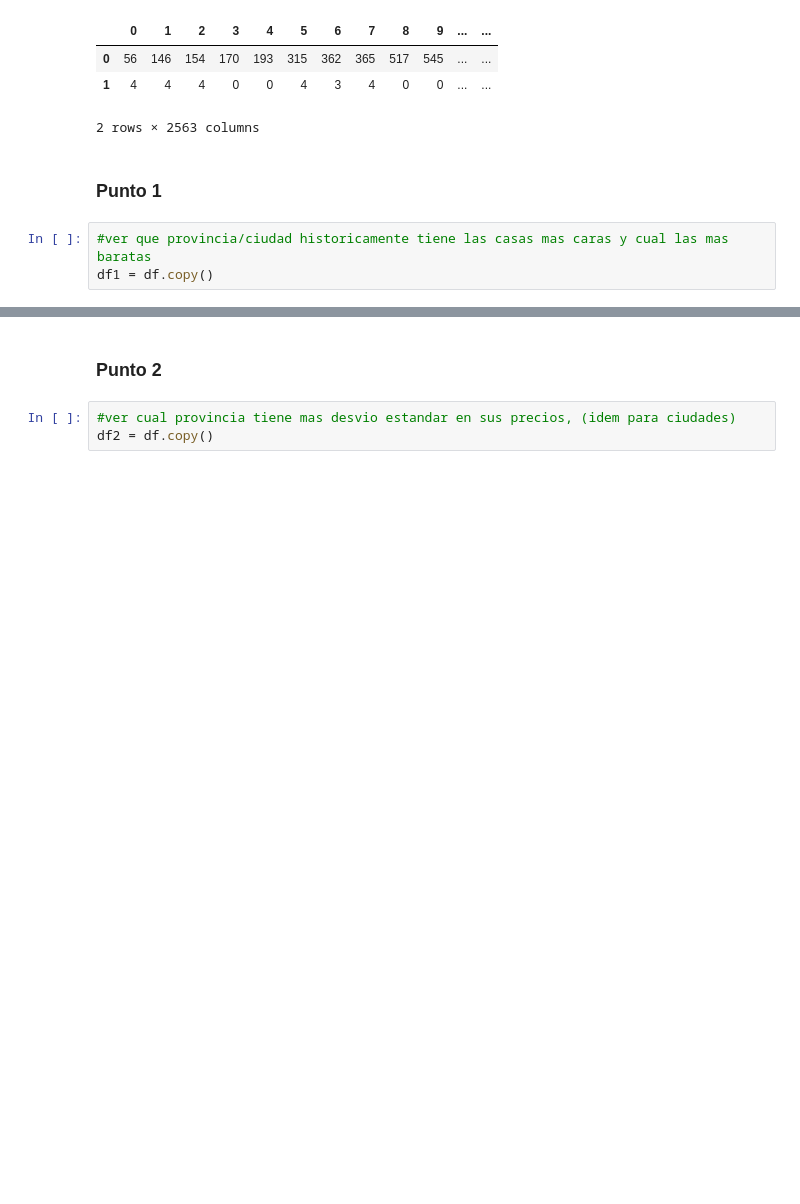
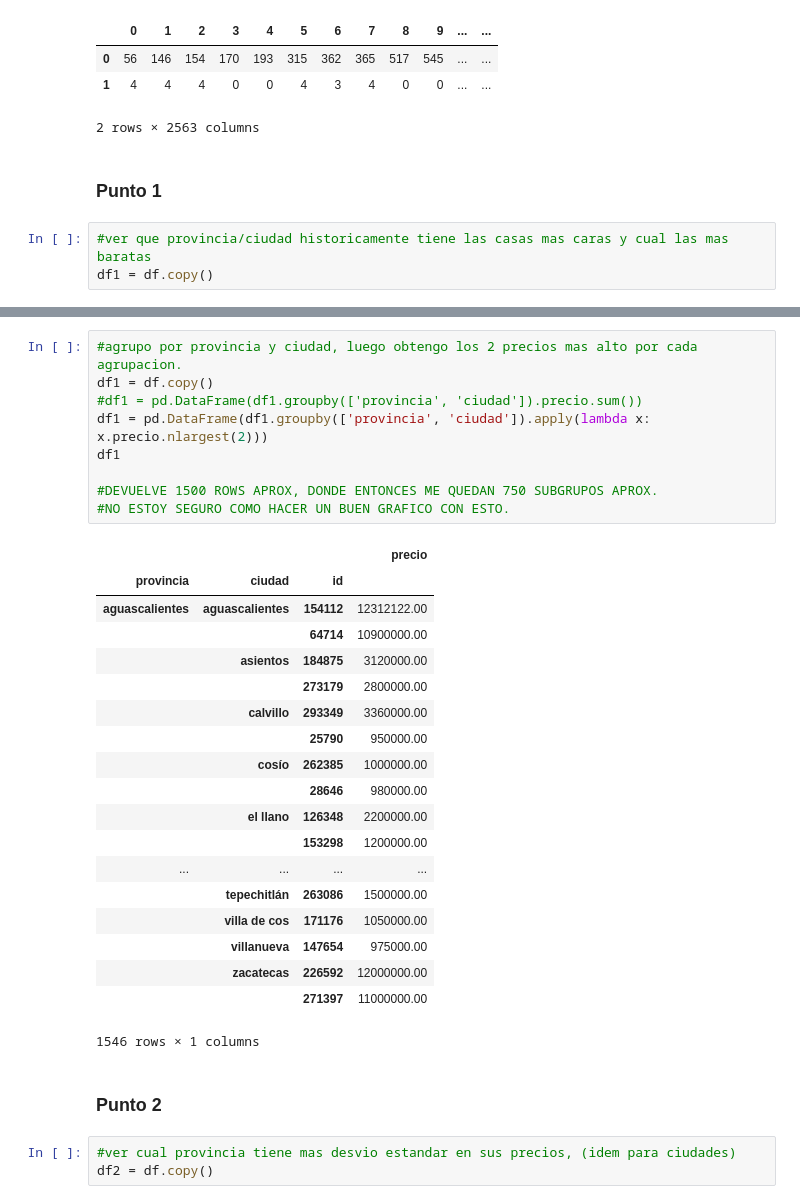
Before and after one commit to nbuzzano/7506-zonaprop, a Jupyter notebook: zonaprop-data-analysis.ipynb, the cells around one changed output, grey strips where cells are left out. Saved outputs shown, nothing was run; the diff lists cells and outputs as text; blank space fills up the shorter version.

```diff
--- a/zonaprop-data-analysis.ipynb
+++ b/zonaprop-data-analysis.ipynb
@@ -472,3 +438,32 @@ df1 = pd.DataFrame(df1.groupby(['provincia', 'ciudad']).precio.sum())
+# %%
+#agrupo por provincia y ciudad, luego obtengo los 2 precios mas alto por cada agrupacion.
+df1 = df.copy()
+#df1 = pd.DataFrame(df1.groupby(['provincia', 'ciudad']).precio.sum())
+df1 = pd.DataFrame(df1.groupby(['provincia', 'ciudad']).apply(lambda x: x.precio.nlargest(2)))
+df1
+
+#DEVUELVE 1500 ROWS APROX, DONDE ENTONCES ME QUEDAN 750 SUBGRUPOS APROX.
+#NO ESTOY SEGURO COMO HACER UN BUEN GRAFICO CON ESTO.
+# %% [output]
+|  |  |  | precio |
+| provincia | ciudad | id |  |
+| aguascalientes | aguascalientes | 154112 | 12312122.00 |
+|  |  | 64714 | 10900000.00 |
+|  | asientos | 184875 | 3120000.00 |
+|  |  | 273179 | 2800000.00 |
+|  | calvillo | 293349 | 3360000.00 |
+|  |  | 25790 | 950000.00 |
+|  | cosío | 262385 | 1000000.00 |
+|  |  | 28646 | 980000.00 |
+|  | el llano | 126348 | 2200000.00 |
+|  |  | 153298 | 1200000.00 |
+| ... | ... | ... | ... |
+|  | tepechitlán | 263086 | 1500000.00 |
+|  | villa de cos | 171176 | 1050000.00 |
+|  | villanueva | 147654 | 975000.00 |
+|  | zacatecas | 226592 | 12000000.00 |
+|  |  | 271397 | 11000000.00 |
+1546 rows × 1 columns
 # %% [markdown]
 ### Punto 2
 # %%
```
Also changed, not shown: parts of 14 cells of this notebook.
